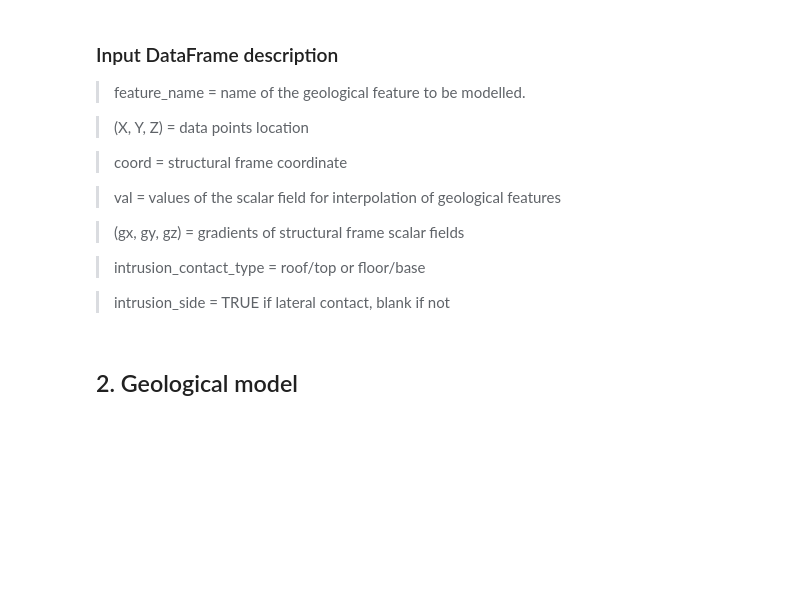
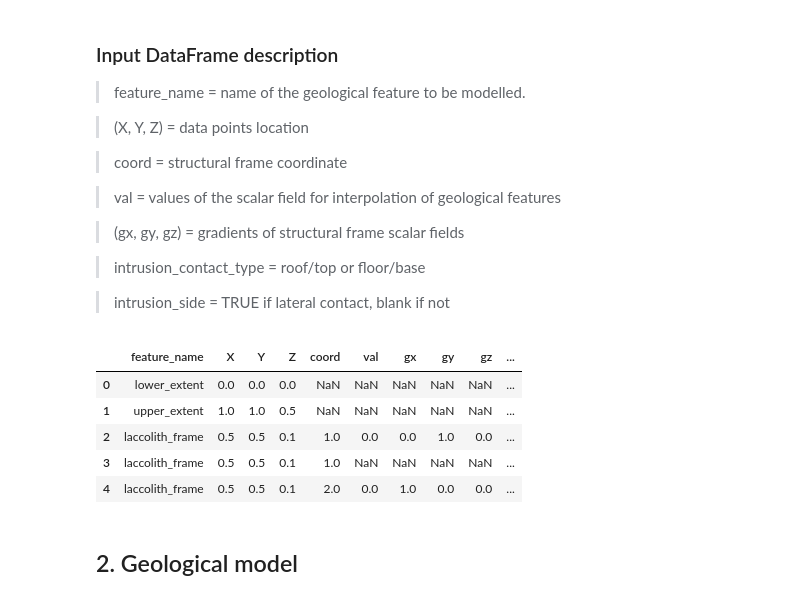
Before and after one commit to Fer071989/loopstructural_intrusions_gmd_paper2023, a Jupyter notebook: CS3 - Synthetic Laccolith.ipynb, the cells around one changed output. Drawn from its saved outputs; the diff is of its cells as text; code cells hidden in the pictures; blank space fills up the shorter version.

```diff
--- a/CS3 - Synthetic Laccolith.ipynb
+++ b/CS3 - Synthetic Laccolith.ipynb
@@ -33,9 +49,20 @@ upper_extent = [1,1,1]
 
 > intrusion_side = TRUE if lateral contact, blank if not
 # %%
-model_data = pd.read_csv('Synthetic Laccolith.csv')
+if 'google.colab' in str(get_ipython()):
+    model_data = pd.read_csv('./loopstructural_intrusions_gmd_paper2023/Synthetic Laccolith.csv')
+else:
+    model_data = pd.read_csv('Synthetic Laccolith.csv')
+
 intrusion_data = model_data[model_data['feature_name'] == 'laccolith'].copy()
 model_data.head()
+# %% [output]
+|  | feature_name | X | Y | Z | coord | val | gx | gy | gz | ... |
+| 0 | lower_extent | 0.0 | 0.0 | 0.0 | NaN | NaN | NaN | NaN | NaN | ... |
+| 1 | upper_extent | 1.0 | 1.0 | 0.5 | NaN | NaN | NaN | NaN | NaN | ... |
+| 2 | laccolith_frame | 0.5 | 0.5 | 0.1 | 1.0 | 0.0 | 0.0 | 1.0 | 0.0 | ... |
+| 3 | laccolith_frame | 0.5 | 0.5 | 0.1 | 1.0 | NaN | NaN | NaN | NaN | ... |
+| 4 | laccolith_frame | 0.5 | 0.5 | 0.1 | 2.0 | 0.0 | 1.0 | 0.0 | 0.0 | ... |
 # %% [markdown]
 ## 2. Geological model
 # %% [markdown]
```
Also changed, not shown: parts of 13 cells of this notebook, 5 other files.
